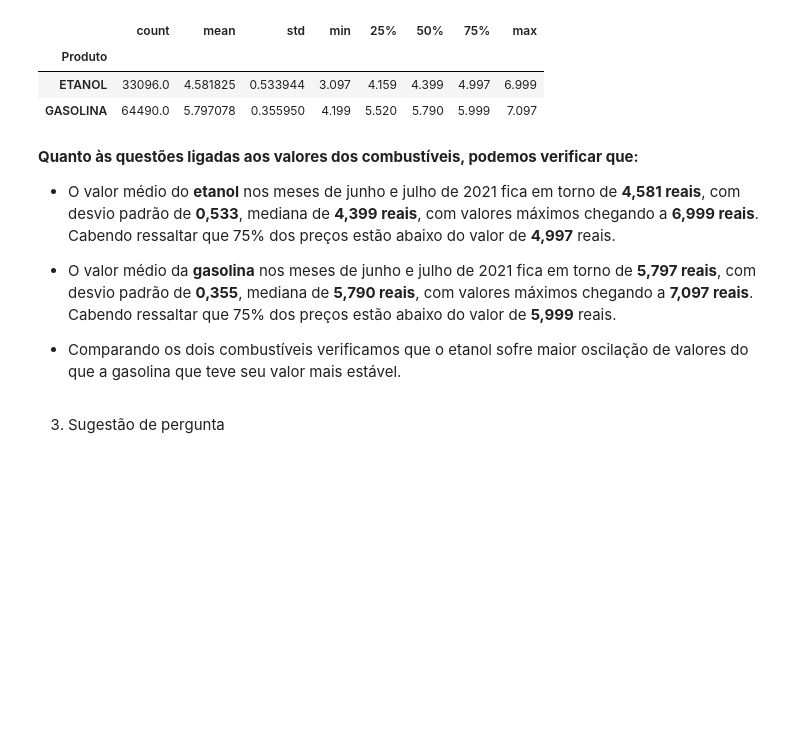
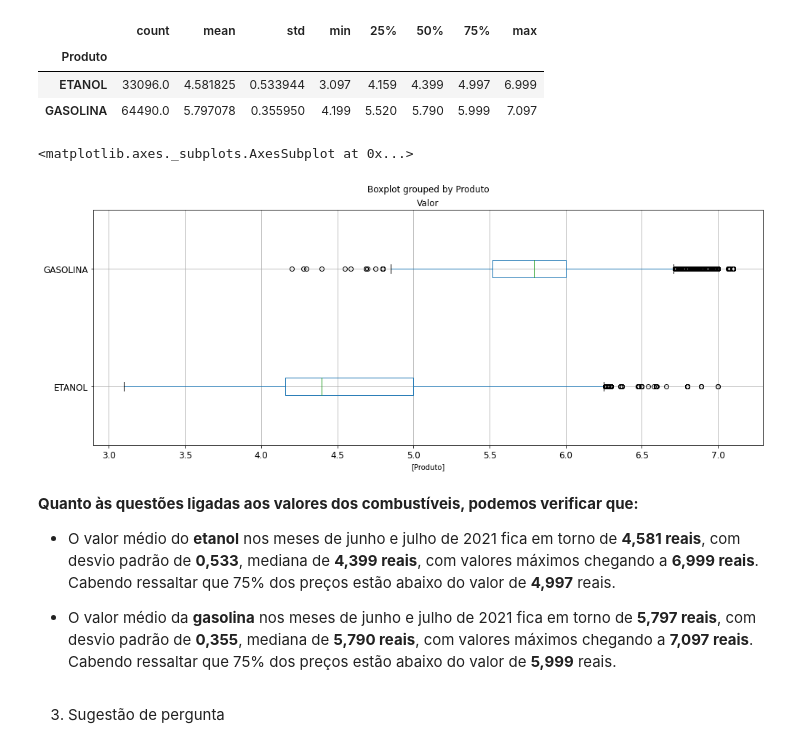
Before and after one commit to brunnabrito/projeto_m4_g4_resilia, a Jupyter notebook: Projeto_M4_Grupo_4.ipynb, the cells around one changed output. Saved outputs shown, nothing was run; the diff lists cells and outputs as text; code cells hidden in the pictures; blank space fills up the shorter version.

```diff
--- a/Projeto_M4_Grupo_4.ipynb
+++ b/Projeto_M4_Grupo_4.ipynb
@@ -382,14 +397,17 @@ df.groupby('Produto')['Valor'].describe()
 | Produto |  |  |  |  |  |  |  |  |
 | ETANOL | 33096.0 | 4.581825 | 0.533944 | 3.097 | 4.159 | 4.399 | 4.997 | 6.999 |
 | GASOLINA | 64490.0 | 5.797078 | 0.355950 | 4.199 | 5.520 | 5.790 | 5.999 | 7.097 |
+# %%
+df.boxplot(by=["Produto"], figsize=(16,6), fontsize=12, vert=False)
+# %% [output]
+<matplotlib.axes._subplots.AxesSubplot at 0x...>
+[figure, added]
 # %% [markdown]
 **Quanto às questões ligadas aos valores dos combustíveis, podemos verificar que:**
 
 * O valor médio do **etanol** nos meses de junho e julho de 2021 fica em torno de **4,581 reais**, com desvio padrão de **0,533**, mediana de **4,399 reais**, com valores máximos chegando a **6,999 reais**. Cabendo ressaltar que 75% dos preços estão abaixo do valor de **4,997** reais.
 
 * O valor médio da **gasolina** nos meses de junho e julho de 2021 fica em torno de **5,797 reais**, com desvio padrão de **0,355**, mediana de **5,790 reais**, com valores máximos chegando a **7,097 reais**. Cabendo ressaltar que 75% dos preços estão abaixo do valor de **5,999** reais.
-
-* Comparando os dois combustíveis verificamos que o etanol sofre maior oscilação de valores do que a gasolina que teve seu valor mais estável.
 # %% [markdown]
 3) Sugestão de pergunta
 # %% [markdown]
```
Also changed, not shown: parts of 15 cells of this notebook.
